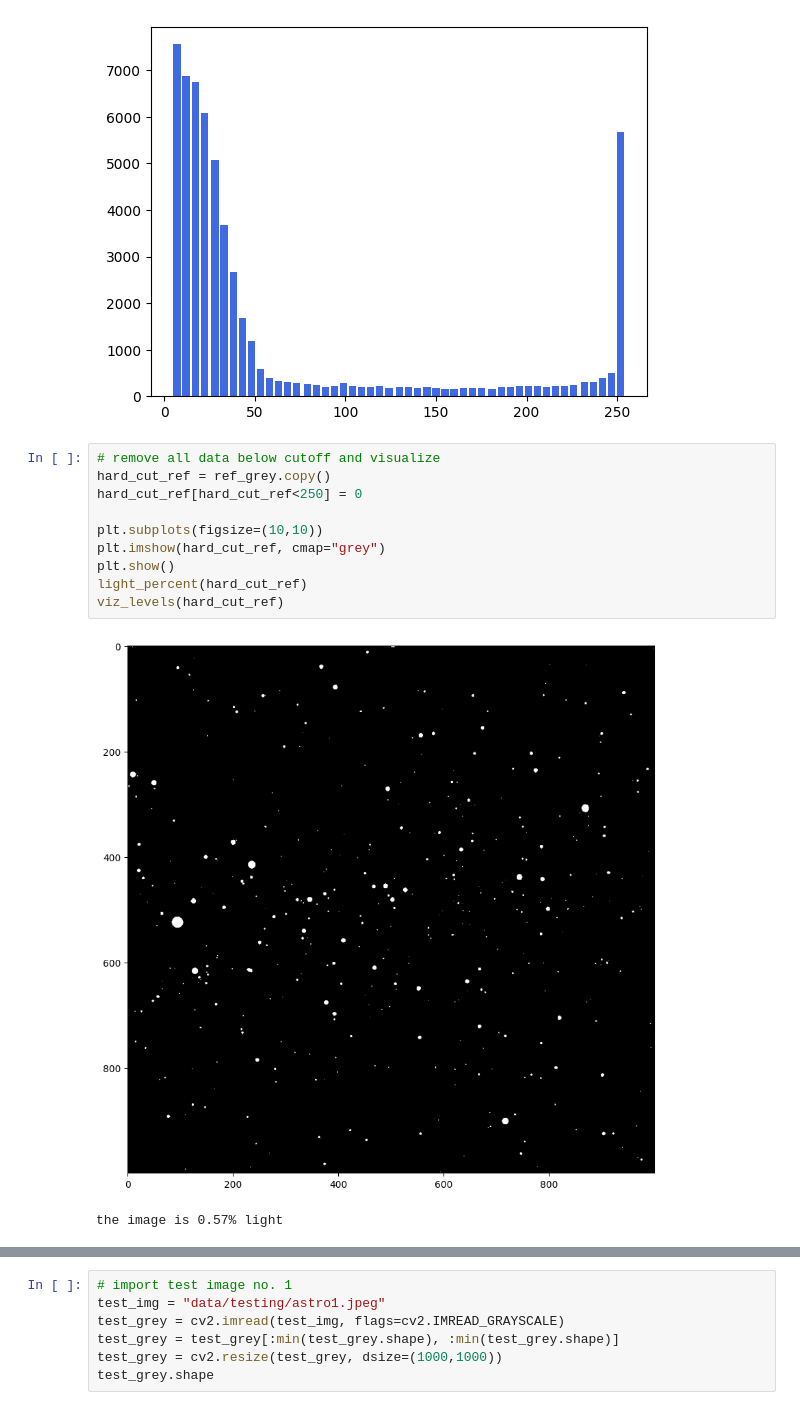
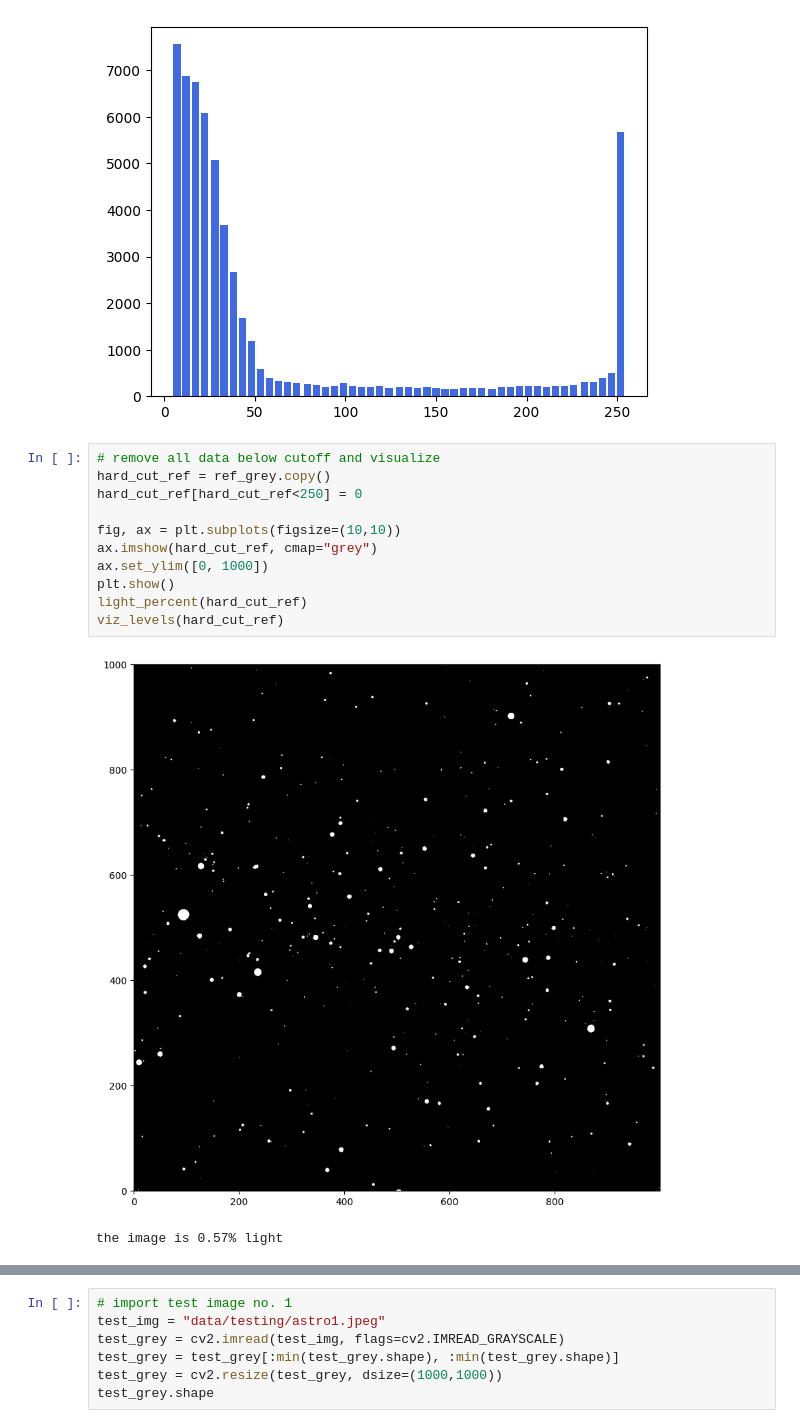
Before and after one commit to emilycardwell/find-my-star, a Jupyter notebook: testing.ipynb, the cells around one changed output, grey strips where cells are left out. Saved outputs shown, nothing was run; the diff lists cells and outputs as text.

```diff
--- a/testing.ipynb
+++ b/testing.ipynb
@@ -52,15 +56,16 @@ the image is 8.6% light
 # %%
 # remove all data below cutoff and visualize
 hard_cut_ref = ref_grey.copy()
 hard_cut_ref[hard_cut_ref<250] = 0
 
-plt.subplots(figsize=(10,10))
-plt.imshow(hard_cut_ref, cmap="grey")
+fig, ax = plt.subplots(figsize=(10,10))
+ax.imshow(hard_cut_ref, cmap="grey")
+ax.set_ylim([0, 1000])
 plt.show()
 light_percent(hard_cut_ref)
 viz_levels(hard_cut_ref)
 # %% [output]
-[figure, old version]
+[figure, new version]
 the image is 0.57% light
 [figure]
 # %%
```
Also changed, not shown: parts of 29 cells of this notebook, 3 other files.
